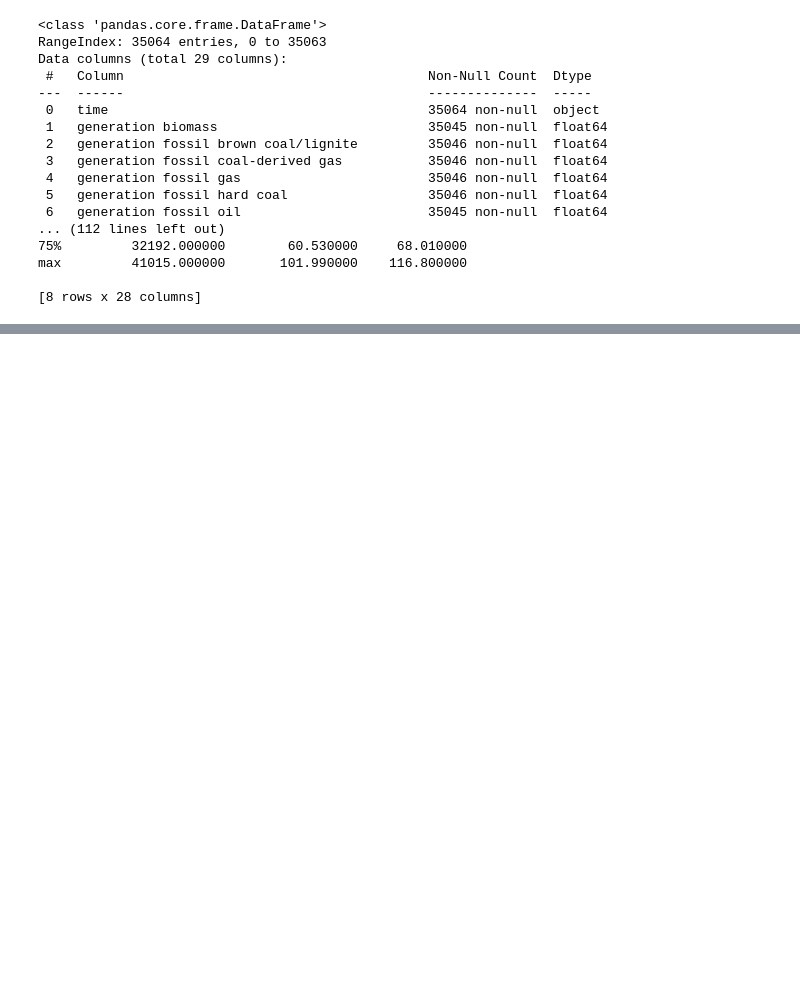
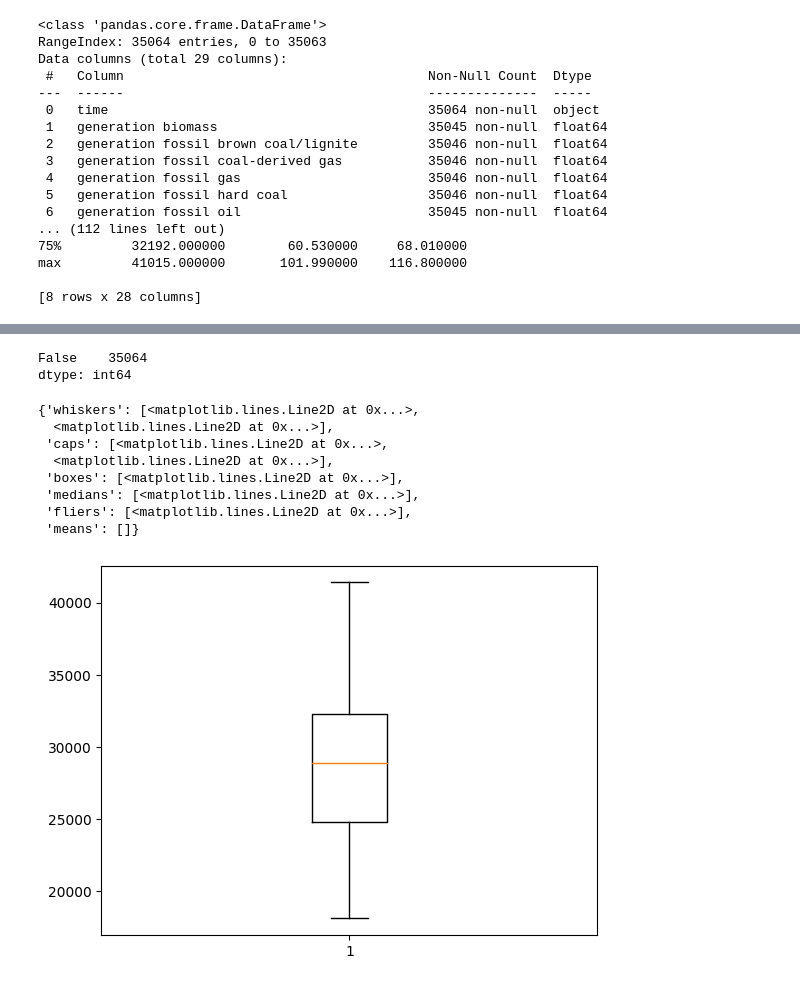
Before and after one commit to aspotts24/energyDatabase, a Jupyter notebook: projectDataExploration.ipynb, the cells around one changed output, grey strips where cells are left out. Saved outputs shown, nothing was run; the diff lists cells and outputs as text; code cells hidden in the pictures; blank space fills up the shorter version.

Commit message:
Add files via upload
Further data exploration, correlation matrix, created some columns to get more use out of the time variable

```diff
--- a/projectDataExploration.ipynb
+++ b/projectDataExploration.ipynb
@@ -47,0 +71,18 @@ max         41015.000000       101.990000    116.800000
+# %%
+energy_data.duplicated().value_counts()
+# %% [output]
+False    35064
+dtype: int64
+# %%
+#using boxplots to look for outliers - none for this column
+plt.boxplot(energy_data["total load forecast"])
+# %% [output]
+{'whiskers': [<matplotlib.lines.Line2D at 0x...>,
+  <matplotlib.lines.Line2D at 0x...>],
+ 'caps': [<matplotlib.lines.Line2D at 0x...>,
+  <matplotlib.lines.Line2D at 0x...>],
+ 'boxes': [<matplotlib.lines.Line2D at 0x...>],
+ 'medians': [<matplotlib.lines.Line2D at 0x...>],
+ 'fliers': [<matplotlib.lines.Line2D at 0x...>],
+ 'means': []}
+[figure, added]
```
Also changed, not shown: parts of 14 cells of this notebook.
